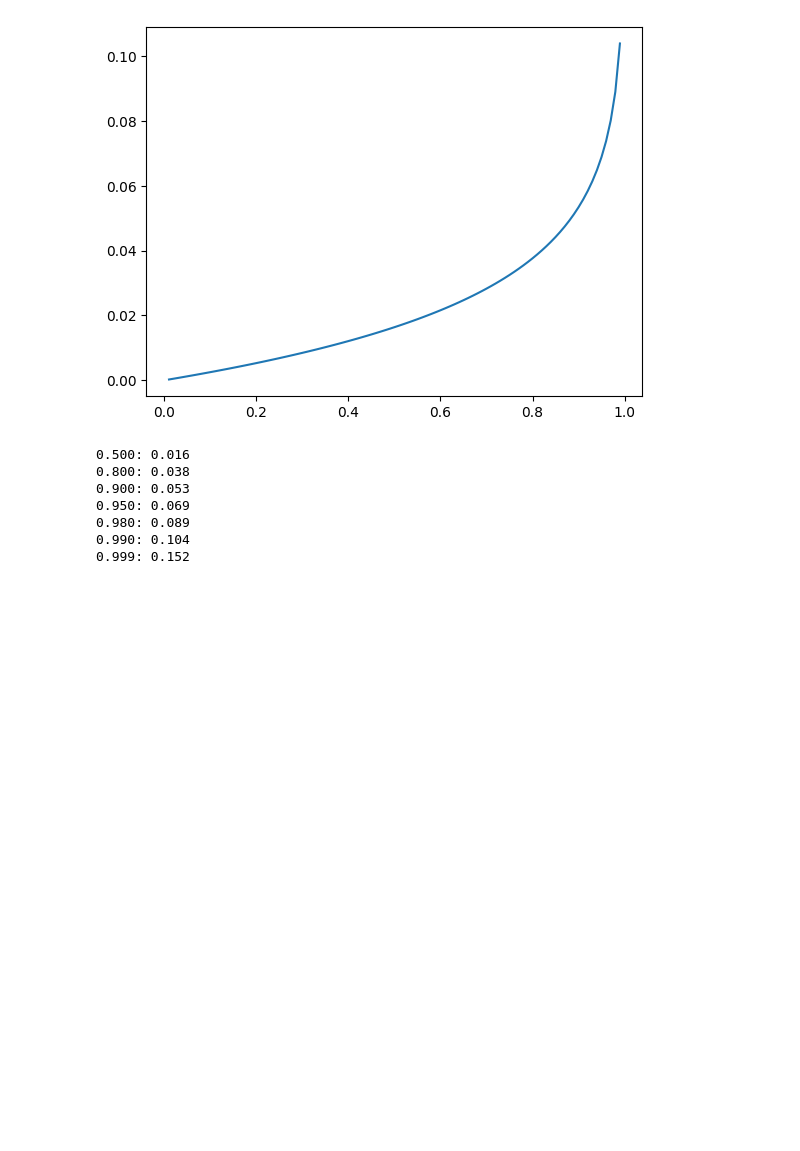
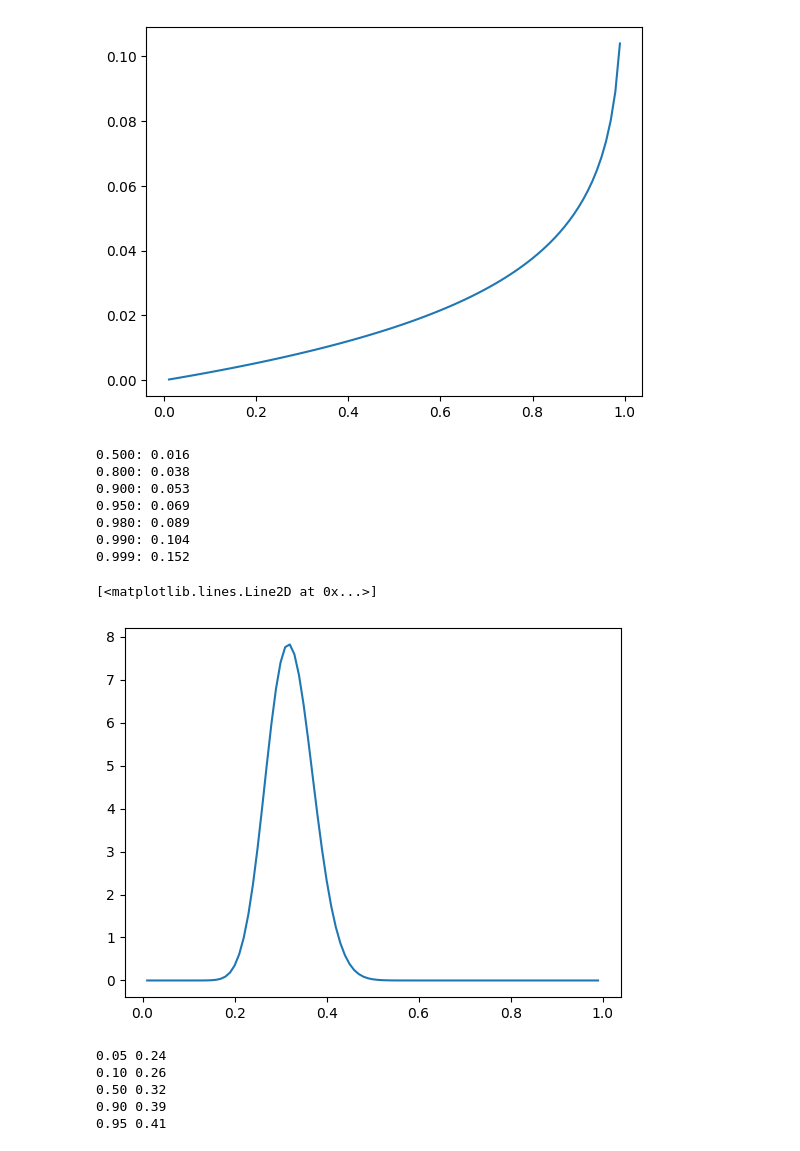
Before and after one commit to phinanix/rust-beavers, a Jupyter notebook: plot_beta.ipynb, the cells around one changed output. Cells and saved outputs as stored; diff of their text form; code cells hidden in the pictures; blank space fills up the shorter version.

Commit message:
play with beta distribution more

```diff
--- a/plot_beta.ipynb
+++ b/plot_beta.ipynb
@@ -21,3 +22,25 @@ for x in [.5, .8, .9, .95, .98, .99, .999]:
 0.980: 0.089
 0.990: 0.104
 0.999: 0.152
+# %%
+a = 27
+b = 57
+x = np.arange (0.01, 1, 0.01)
+y = beta.pdf(x,a,b)
+plt.plot(x,y)
+# %% [output]
+[<matplotlib.lines.Line2D at 0x...>]
+[figure, added]
+# %%
+low = beta.ppf(.05, a, b)
+mid = beta.ppf(.5, a, b)
+high = beta.ppf(.95, a, b)
+# print(f"{low:.2f} {mid:.2f} {high:.2f}")
+for x in [.05, .1, .5, .9, .95]:
+  print(f"{x:.2f} {beta.ppf(x, a, b):.2f}")
+# %% [output]
+0.05 0.24
+0.10 0.26
+0.50 0.32
+0.90 0.39
+0.95 0.41
```
Also changed, not shown: parts of 3 cells of this notebook.
